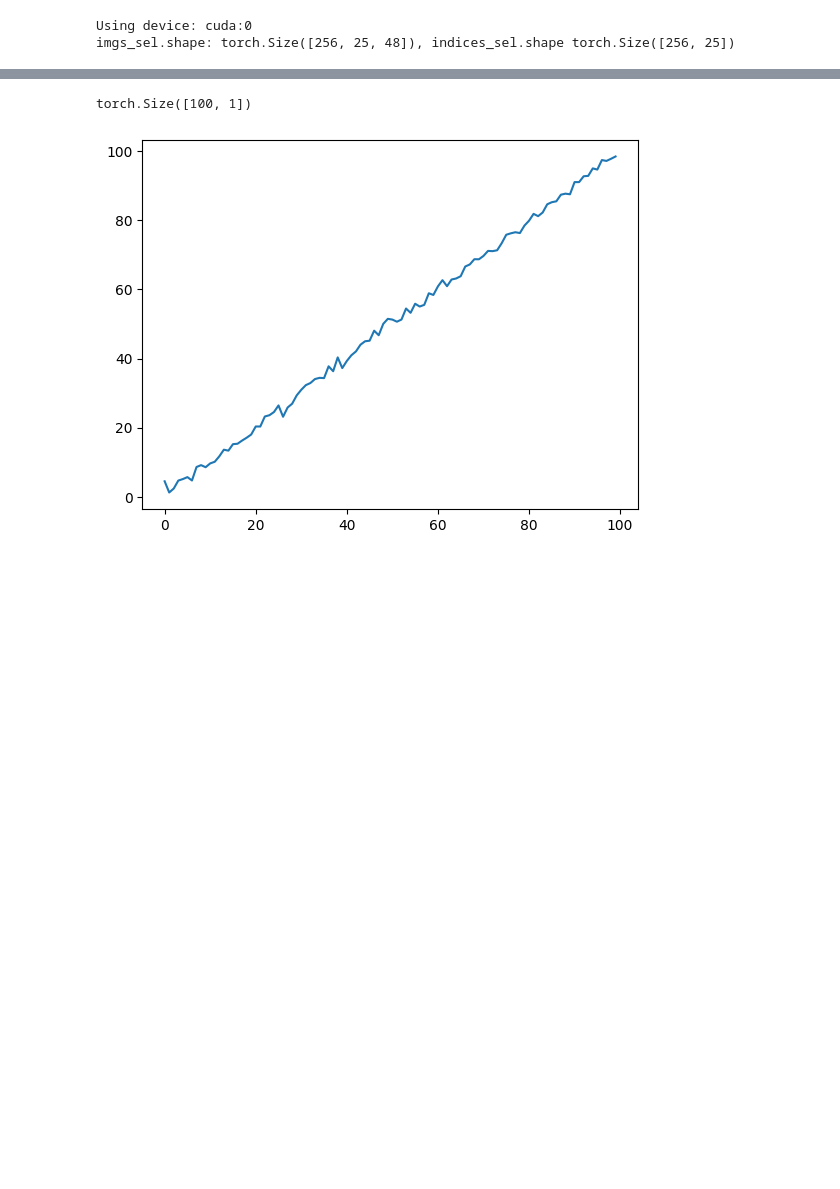
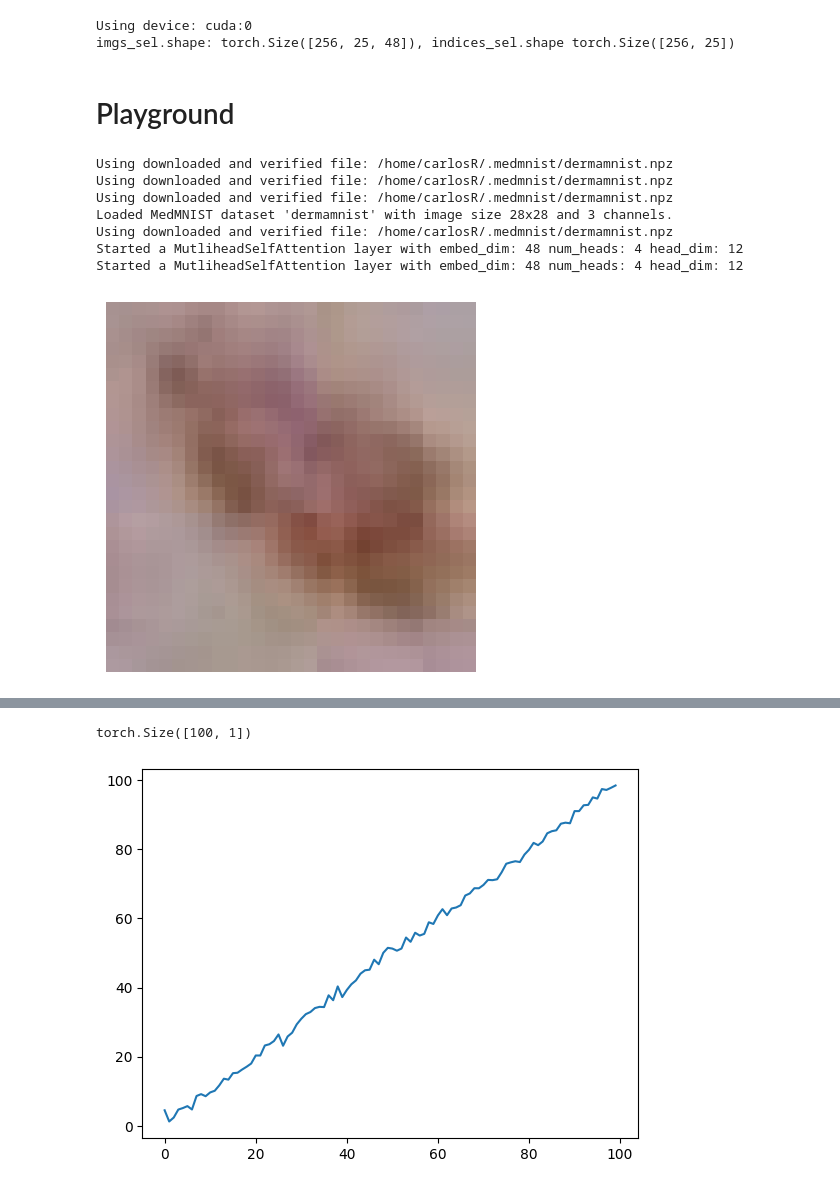
Before and after one commit to Mr-ion77/Transformers, a Jupyter notebook: Tests.ipynb, the cells around one changed output, grey strips where cells are left out. Cells and saved outputs as stored; diff of their text form; code cells hidden in the pictures; blank space fills up the shorter version.

```diff
--- a/Tests.ipynb
+++ b/Tests.ipynb
@@ -813,0 +846,44 @@ def make_demo_qnode(n_wires=3, rotate=False, device_name='default.qubit'):
+# %% [markdown]
+# Playground
+# %%
+import torch
+import mi_quantum.data as data
+from mi_quantum.quantum.quanvolution import QuantumConv2D
+from mi_quantum.quantum.vit import VisionTransformer
+import matplotlib.pyplot as plt
+# Load data
+notrans_train_dl, train_dl, val_dl, test_dl, shape = data.get_medmnist_dataloaders(
+    pixel = exp_config['pixels'], data_flag='dermamnist', extra_tr_without_trans = True, batch_size=exp_config['B'], num_workers=4, pin_memory=True
+)
+
+def view_image_from_torch(tensor):
+    image_np = tensor[0,...].permute(1, 2, 0).numpy()
+
+    plt.figure(figsize=(15, 4))
+    plt.imshow(image_np)
+    plt.axis('off')
+    plt.tight_layout()
+    plt.show()
+
+
+model = VisionTransformer(
+    img_size=28, num_channels=3, num_classes=exp_config['num_classes'],
+    patch_size=p1['1_patch_size'], hidden_size= 3* p1['1_patch_size']**2, num_heads=p1['1_num_head'], Attention_N = p1['1_Attention_N'],
+    num_transformer_blocks=p1['1_num_transf'], attention_selection= p1['1_attention_selection'], selection_amount = p1['1_selection_amount'], special_cls = p1['1_special_cls'],
+    mlp_hidden_size=p1['1_mlp_size'], quantum_mlp = False, dropout = make_dropout( p1['1_dropout']) , channels_last=exp_config['channels_last'], quantum_classification = False,
+    paralel = p1['1_paralel'], RD = p1['1_RD'], q_stride = p1['1_q_stride'], connectivity = 'chain'
+)
+
+first_batch = next(iter(notrans_train_dl))[0]
+
+shape = first_batch.shape
+view_image_from_torch(first_batch)
+# %% [output]
+Using downloaded and verified file: /home/carlosR/.medmnist/dermamnist.npz
+Using downloaded and verified file: /home/carlosR/.medmnist/dermamnist.npz
+Using downloaded and verified file: /home/carlosR/.medmnist/dermamnist.npz
+Loaded MedMNIST dataset 'dermamnist' with image size 28x28 and 3 channels.
+Using downloaded and verified file: /home/carlosR/.medmnist/dermamnist.npz
+Started a MutliheadSelfAttention layer with embed_dim: 48 num_heads: 4 head_dim: 12
+Started a MutliheadSelfAttention layer with embed_dim: 48 num_heads: 4 head_dim: 12
+[figure, added]
```
Also changed, not shown: parts of 10 cells of this notebook, 10 other files.
